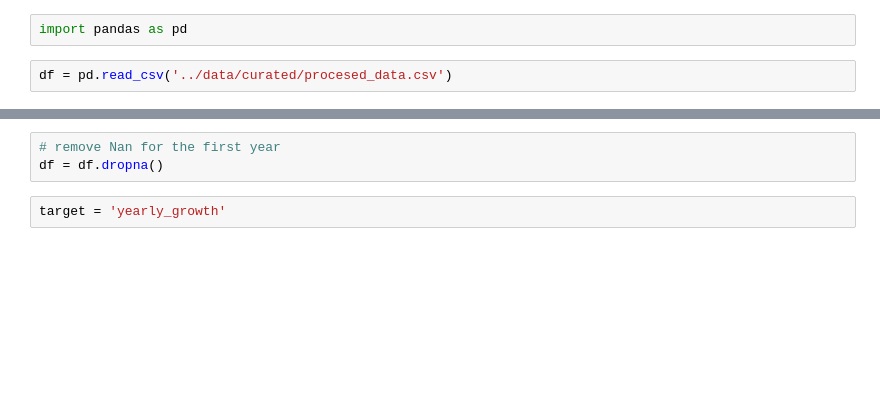
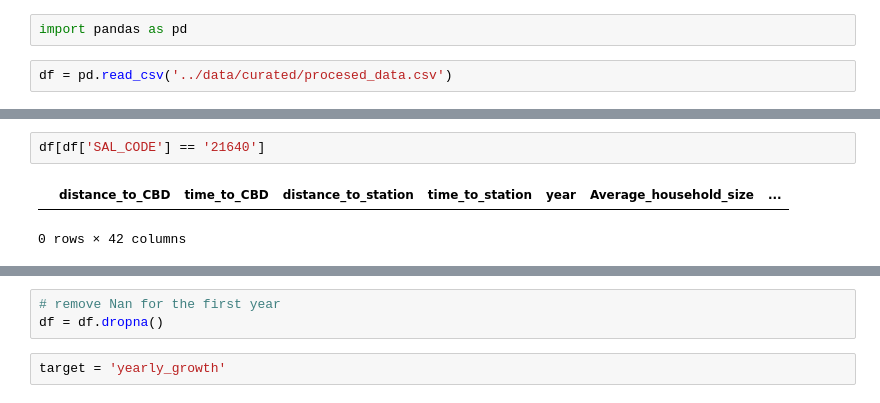
Before and after one commit to MAST30034-AppliedDataScience/project-2-group-real-estate-industry-project-8, a Jupyter notebook: models/percentage_model.ipynb, the cells around one changed output, grey strips where cells are left out. Saved outputs shown, nothing was run; the diff lists cells and outputs as text; blank space fills up the shorter version.

```diff
--- a/models/percentage_model.ipynb
+++ b/models/percentage_model.ipynb
@@ -45,3 +45,8 @@ df.head(10)
+# %%
+df[df['SAL_CODE'] == '21640']
+# %% [output]
+|  | distance_to_CBD | time_to_CBD | distance_to_station | time_to_station | year | Average_household_size | ... |
+0 rows × 42 columns
 # %%
 df.columns
 # %% [output]
```
Also changed, not shown: parts of 12 cells of this notebook, 11 other files.
